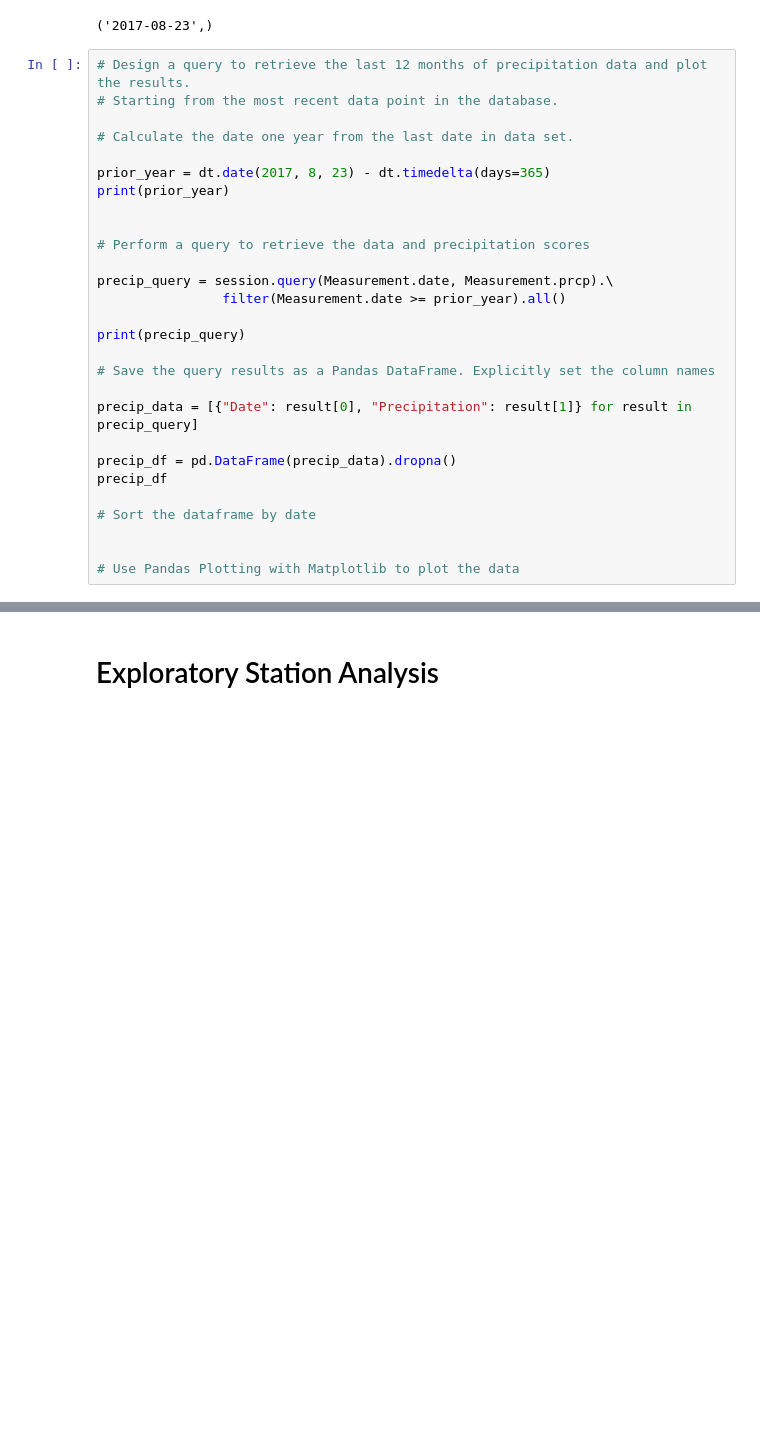
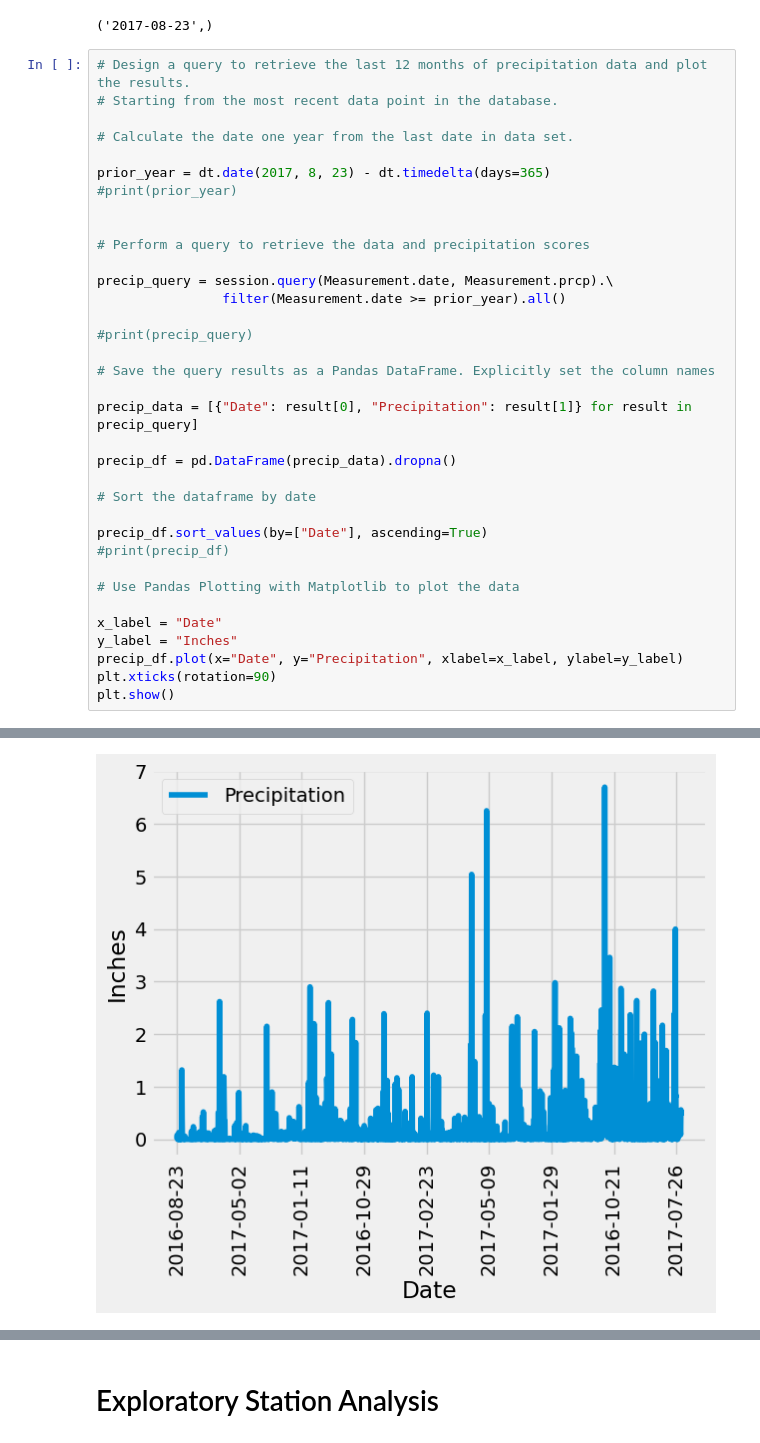
Before and after one commit to dmropp/sqlalchemy-challenge, a Jupyter notebook: HawaiianVacation/climate_main.ipynb, the cells around one changed output, grey strips where cells are left out. Cells and saved outputs as stored; diff of their text form; blank space fills up the shorter version.

```diff
--- a/HawaiianVacation/climate_main.ipynb
+++ b/HawaiianVacation/climate_main.ipynb
@@ -68,7 +68,7 @@ session.query(Measurement.date).order_by(Measurement.date.desc()).first()
 # Calculate the date one year from the last date in data set.
 
 prior_year = dt.date(2017, 8, 23) - dt.timedelta(days=365)
-print(prior_year)
+#print(prior_year)
 
 
 # Perform a query to retrieve the data and precipitation scores
@@ -76,17 +76,24 @@ print(prior_year)
 precip_query = session.query(Measurement.date, Measurement.prcp).\
                 filter(Measurement.date >= prior_year).all()
 
-print(precip_query)
+#print(precip_query)
 
 # Save the query results as a Pandas DataFrame. Explicitly set the column names
 
 precip_data = [{"Date": result[0], "Precipitation": result[1]} for result in precip_query]
 
 precip_df = pd.DataFrame(precip_data).dropna()
-precip_df
 
 # Sort the dataframe by date
 
+precip_df.sort_values(by=["Date"], ascending=True)
+#print(precip_df)
 
 # Use Pandas Plotting with Matplotlib to plot the data
+
+x_label = "Date"
+y_label = "Inches"
+precip_df.plot(x="Date", y="Precipitation", xlabel=x_label, ylabel=y_label)
+plt.xticks(rotation=90)
+plt.show()
 # %% [output]
@@ -107,0 +114 @@ precip_df
+[figure, added]
```
Also changed, not shown: parts of 3 cells of this notebook.
